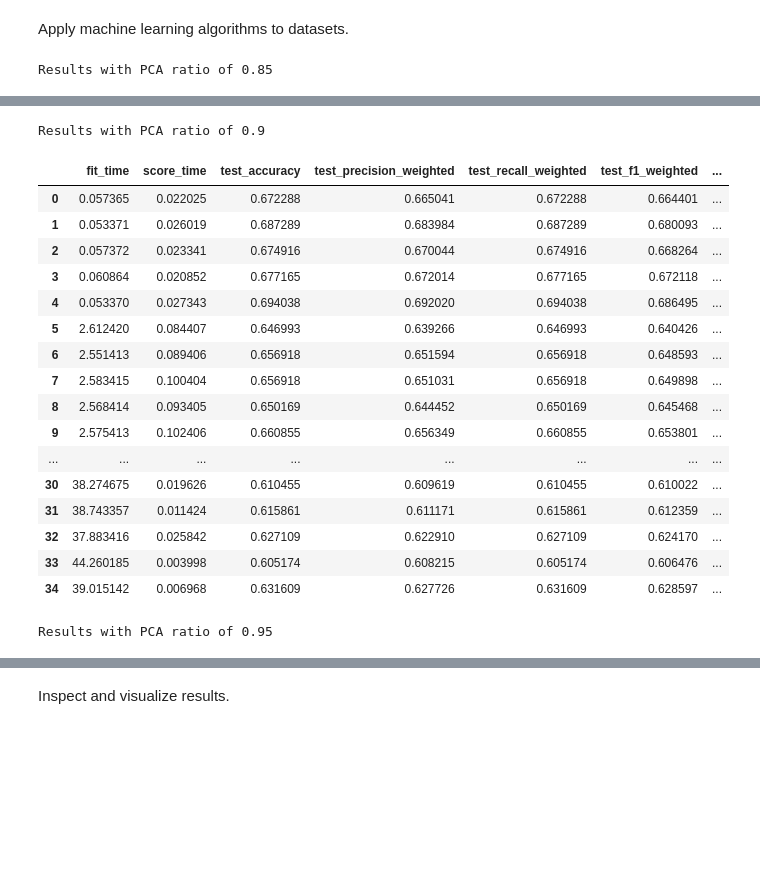
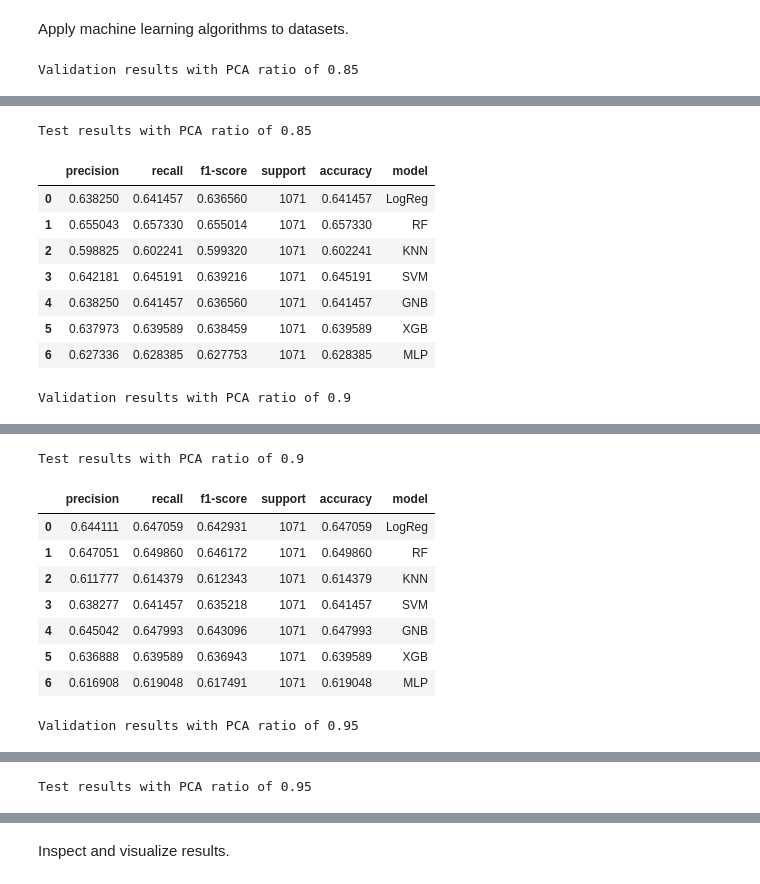
Before and after one commit to ethanleicht/NBA_Model, a Jupyter notebook: our_code2.ipynb, the cells around one changed output, grey strips where cells are left out. Saved outputs shown, nothing was run; the diff lists cells and outputs as text; code cells hidden in the pictures; blank space fills up the shorter version.

```diff
--- a/our_code2.ipynb
+++ b/our_code2.ipynb
@@ -257,7 +257,7 @@ final_df = pd.read_csv('nba_data/our_df_final2.csv')
 # %% [markdown]
 Reduce size of dataset to that of parent paper.
 # %%
-final_df = final_df[(final_df['SEASON'] >= 2011) & (final_df['SEASON'] <= 2021)]
+final_df = final_df[(final_df['SEASON'] >= 2018) & (final_df['SEASON'] <= 2021)]
 final_df
 # %% [output]
 |  | GAME_DATE_EST | GAME_ID | HOME_TEAM_ID | VISITOR_TEAM_ID | SEASON | HOME_TEAM_WINS | PTS_home | PTS_away | ... |
@@ -336,26 +336,36 @@ models = [
     ]
 
 def run_exps(X_train, X_test, y_train, y_test, pca_ratio):
-    dfs = []
+    vdfs = []
+    tdfs = []
     scoring = ['accuracy', 'precision_weighted', 'recall_weighted', 'f1_weighted']
-    # target_names = ['win', 'loss']
+    target_names = ['win', 'loss']
 
     for name, model in models:
         with parallel_backend('threading', n_jobs=-1):
             kfold = KFold(n_splits=5, shuffle=True, random_state=90210)
             cv_results = model_selection.cross_validate(model, X_train, y_train, cv=kfold, scoring=scoring, n_jobs=-1)
 
-            # clf = model.fit(X_train, y_train)
-            # y_pred = clf.predict(X_test)
-            # cr = classification_report(y_test, y_pred, target_names=target_names, output_dict=True)
+            clf = model.fit(X_train, y_train)
+            y_pred = clf.predict(X_test)
+            cr = classification_report(y_test, y_pred, target_names=target_names, output_dict=True)
+
+        d = cr['weighted avg']
+        for key in d:
+            d[key] = [d[key]]
+        d['accuracy'] = [cr['accuracy']]
+        this_df = pd.DataFrame(d)
+        this_df['model'] = name
+        tdfs.append(this_df)
 
         this_df = pd.DataFrame(cv_results)
         this_df['model'] = name
-        dfs.append(this_df)
+        vdfs.append(this_df)
 
-    results = pd.concat(dfs, ignore_index=True)
+    vresults = pd.concat(vdfs, ignore_index=True)
+    tresults = pd.concat(tdfs, ignore_index=True)
 
-    return results, pca_ratio
+    return vresults, tresults, pca_ratio
 # %%
 from sklearn.decomposition import PCA
 from sklearn.preprocessing import StandardScaler
@@ -387,8 +397,10 @@ results = Parallel(n_jobs=-1)(
 )
 # %%
 for result in results:
-    df, pca_ratio = result
-    print(f'Results with PCA ratio of {pca_ratio}')
-    display(df)
+    vdf, tdf, pca_ratio = result
+    print(f'Validation results with PCA ratio of {pca_ratio}')
+    display(vdf.groupby('model').mean().reset_index())
+    print(f'Test results with PCA ratio of {pca_ratio}')
+    display(tdf)
 # %% [output]
-Results with PCA ratio of 0.85
+Validation results with PCA ratio of 0.85
@@ -412,19 +415,10 @@ Results with PCA ratio of 0.85
-Results with PCA ratio of 0.9
+Test results with PCA ratio of 0.85
-|  | fit_time | score_time | test_accuracy | test_precision_weighted | test_recall_weighted | test_f1_weighted | ... |
-| 0 | 0.057365 | 0.022025 | 0.672288 | 0.665041 | 0.672288 | 0.664401 | ... |
-| 1 | 0.053371 | 0.026019 | 0.687289 | 0.683984 | 0.687289 | 0.680093 | ... |
-| 2 | 0.057372 | 0.023341 | 0.674916 | 0.670044 | 0.674916 | 0.668264 | ... |
-| 3 | 0.060864 | 0.020852 | 0.677165 | 0.672014 | 0.677165 | 0.672118 | ... |
-| 4 | 0.053370 | 0.027343 | 0.694038 | 0.692020 | 0.694038 | 0.686495 | ... |
-| 5 | 2.612420 | 0.084407 | 0.646993 | 0.639266 | 0.646993 | 0.640426 | ... |
-| 6 | 2.551413 | 0.089406 | 0.656918 | 0.651594 | 0.656918 | 0.648593 | ... |
-| 7 | 2.583415 | 0.100404 | 0.656918 | 0.651031 | 0.656918 | 0.649898 | ... |
-| 8 | 2.568414 | 0.093405 | 0.650169 | 0.644452 | 0.650169 | 0.645468 | ... |
-| 9 | 2.575413 | 0.102406 | 0.660855 | 0.656349 | 0.660855 | 0.653801 | ... |
-| ... | ... | ... | ... | ... | ... | ... | ... |
-| 30 | 38.274675 | 0.019626 | 0.610455 | 0.609619 | 0.610455 | 0.610022 | ... |
-| 31 | 38.743357 | 0.011424 | 0.615861 | 0.611171 | 0.615861 | 0.612359 | ... |
-| 32 | 37.883416 | 0.025842 | 0.627109 | 0.622910 | 0.627109 | 0.624170 | ... |
-| 33 | 44.260185 | 0.003998 | 0.605174 | 0.608215 | 0.605174 | 0.606476 | ... |
-| 34 | 39.015142 | 0.006968 | 0.631609 | 0.627726 | 0.631609 | 0.628597 | ... |
+|  | precision | recall | f1-score | support | accuracy | model |
+| 0 | 0.638250 | 0.641457 | 0.636560 | 1071 | 0.641457 | LogReg |
+| 1 | 0.655043 | 0.657330 | 0.655014 | 1071 | 0.657330 | RF |
+| 2 | 0.598825 | 0.602241 | 0.599320 | 1071 | 0.602241 | KNN |
+| 3 | 0.642181 | 0.645191 | 0.639216 | 1071 | 0.645191 | SVM |
+| 4 | 0.638250 | 0.641457 | 0.636560 | 1071 | 0.641457 | GNB |
+| 5 | 0.637973 | 0.639589 | 0.638459 | 1071 | 0.639589 | XGB |
+| 6 | 0.627336 | 0.628385 | 0.627753 | 1071 | 0.628385 | MLP |
-Results with PCA ratio of 0.95
+Validation results with PCA ratio of 0.9
@@ -447,0 +433,10 @@ Results with PCA ratio of 0.95
+Test results with PCA ratio of 0.9
+|  | precision | recall | f1-score | support | accuracy | model |
+| 0 | 0.644111 | 0.647059 | 0.642931 | 1071 | 0.647059 | LogReg |
+| 1 | 0.647051 | 0.649860 | 0.646172 | 1071 | 0.649860 | RF |
+| 2 | 0.611777 | 0.614379 | 0.612343 | 1071 | 0.614379 | KNN |
+| 3 | 0.638277 | 0.641457 | 0.635218 | 1071 | 0.641457 | SVM |
+| 4 | 0.645042 | 0.647993 | 0.643096 | 1071 | 0.647993 | GNB |
+| 5 | 0.636888 | 0.639589 | 0.636943 | 1071 | 0.639589 | XGB |
+| 6 | 0.616908 | 0.619048 | 0.617491 | 1071 | 0.619048 | MLP |
+Validation results with PCA ratio of 0.95
@@ -447,0 +451 @@ Results with PCA ratio of 0.95
+Test results with PCA ratio of 0.95
```
Also changed, not shown: parts of 3 cells of this notebook.
